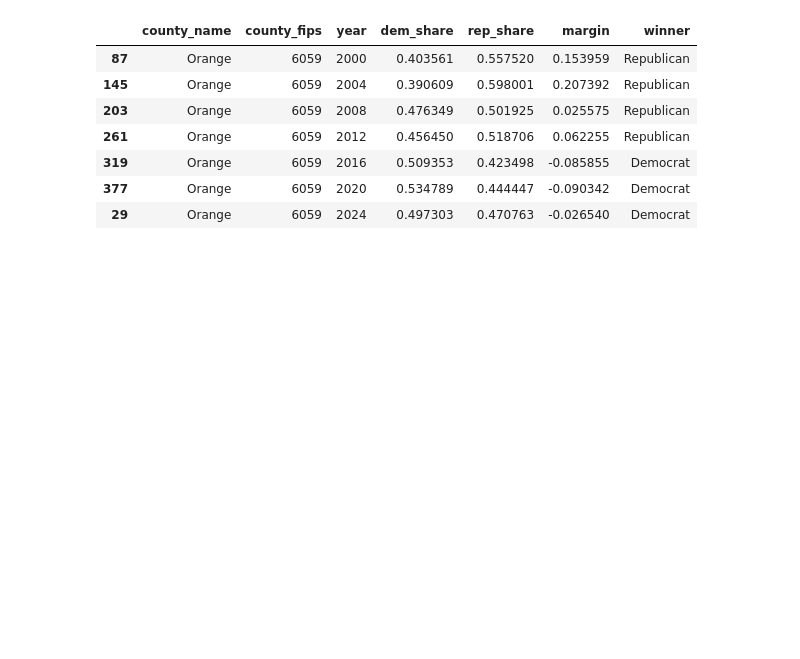
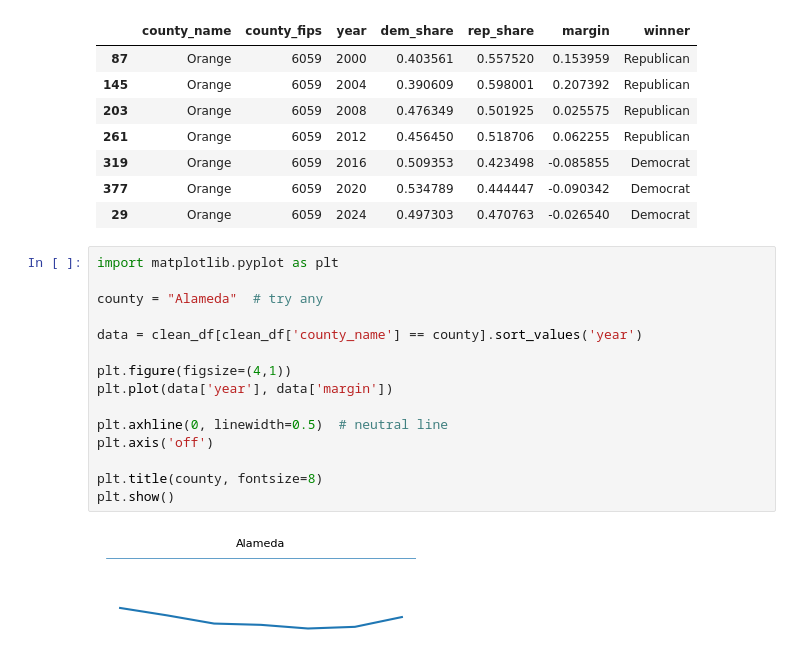
Before and after one commit to sose27/GROUP1_comm3180_S26_Data_Project, a Jupyter notebook: data_analysis/election_dataset.ipynb, the cells around one changed output. Cells and saved outputs as stored; diff of their text form; blank space fills up the shorter version.

```diff
--- a/data_analysis/election_dataset.ipynb
+++ b/data_analysis/election_dataset.ipynb
@@ -198,3 +201,20 @@ clean_df[clean_df["county_name"] == "Orange"].sort_values("year")
 | 319 | Orange | 6059 | 2016 | 0.509353 | 0.423498 | -0.085855 | Democrat |
 | 377 | Orange | 6059 | 2020 | 0.534789 | 0.444447 | -0.090342 | Democrat |
 | 29 | Orange | 6059 | 2024 | 0.497303 | 0.470763 | -0.026540 | Democrat |
+# %%
+import matplotlib.pyplot as plt
+
+county = "Alameda"  # try any
+
+data = clean_df[clean_df['county_name'] == county].sort_values('year')
+
+plt.figure(figsize=(4,1))
+plt.plot(data['year'], data['margin'])
+
+plt.axhline(0, linewidth=0.5)  # neutral line
+plt.axis('off')
+
+plt.title(county, fontsize=8)
+plt.show()
+# %% [output]
+[figure, added]
```
Also changed, not shown: parts of 18 cells of this notebook.
